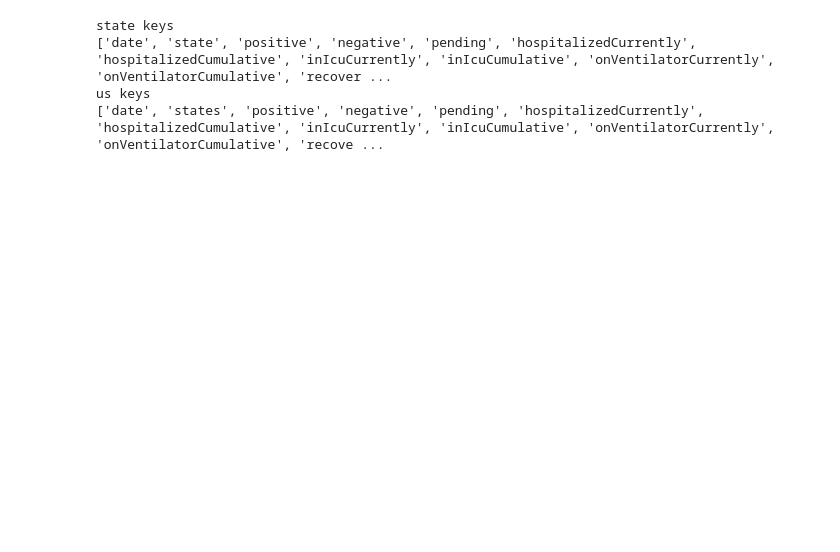
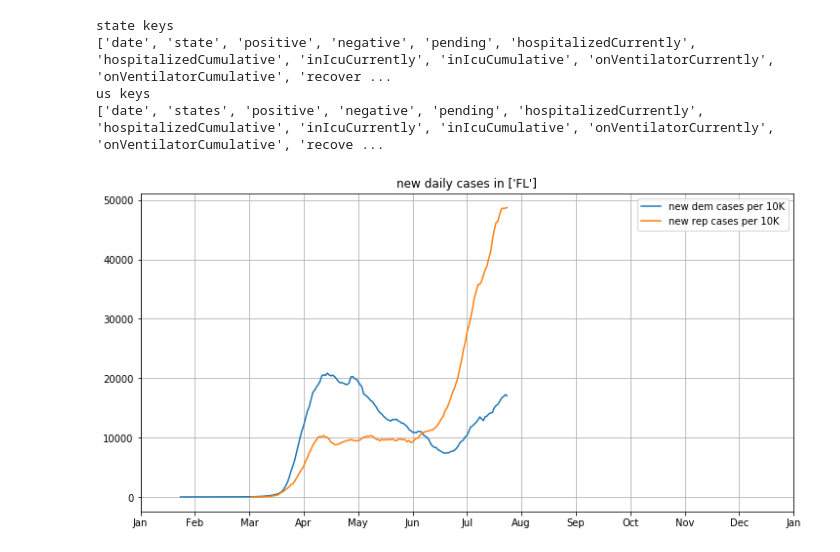
Before and after one commit to tjhickey724/covid19demo, a Jupyter notebook: plotOneRegion.ipynb, the cells around one changed output. Cells and saved outputs as stored; diff of their text form; code cells hidden in the pictures; blank space fills up the shorter version.

Commit message:
cleaned up code, worked on world data

```diff
--- a/plotOneRegion.ipynb
+++ b/plotOneRegion.ipynb
@@ -75,3 +93,20 @@ state keys
 ['date', 'state', 'positive', 'negative', 'pending', 'hospitalizedCurrently', 'hospitalizedCumulative', 'inIcuCurrently', 'inIcuCumulative', 'onVentilatorCurrently', 'onVentilatorCumulative', 'recover ...
 us keys
 ['date', 'states', 'positive', 'negative', 'pending', 'hospitalizedCurrently', 'hospitalizedCumulative', 'inIcuCurrently', 'inIcuCumulative', 'onVentilatorCurrently', 'onVentilatorCumulative', 'recove ...
+# %%
+
+fig, ax = plt.subplots()
+plt.rcParams['figure.figsize'] = [12, 6]
+plotItems(
+    collectData(demStates,'positiveIncrease',
+                options={'perCapita':False,'averageByWeek':True}),
+    'new dem cases per 10K')
+plotItems(
+    collectData(repStates,'positiveIncrease',
+                options={'perCapita':False,'averageByWeek':True}),
+    'new rep cases per 10K')
+plt.title("new daily cases in "+str(s))
+plt.legend()
+ax.grid()
+# %% [output]
+[figure, added]
```
Also changed, not shown: parts of 3 cells of this notebook, 16 other files.
